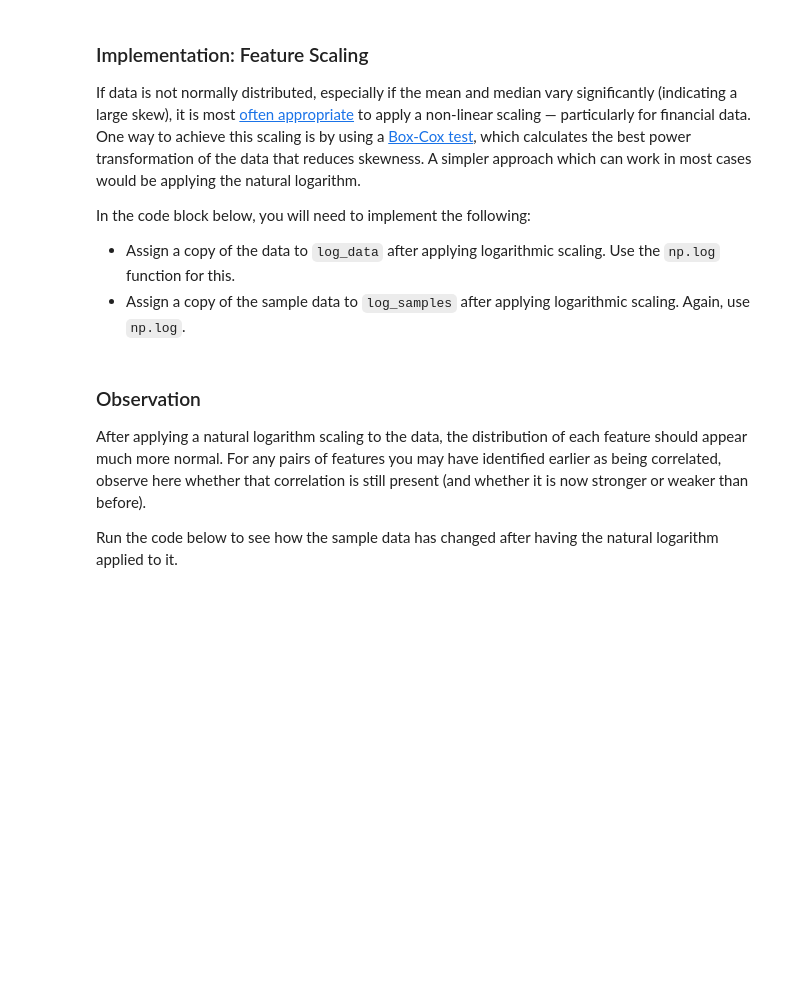
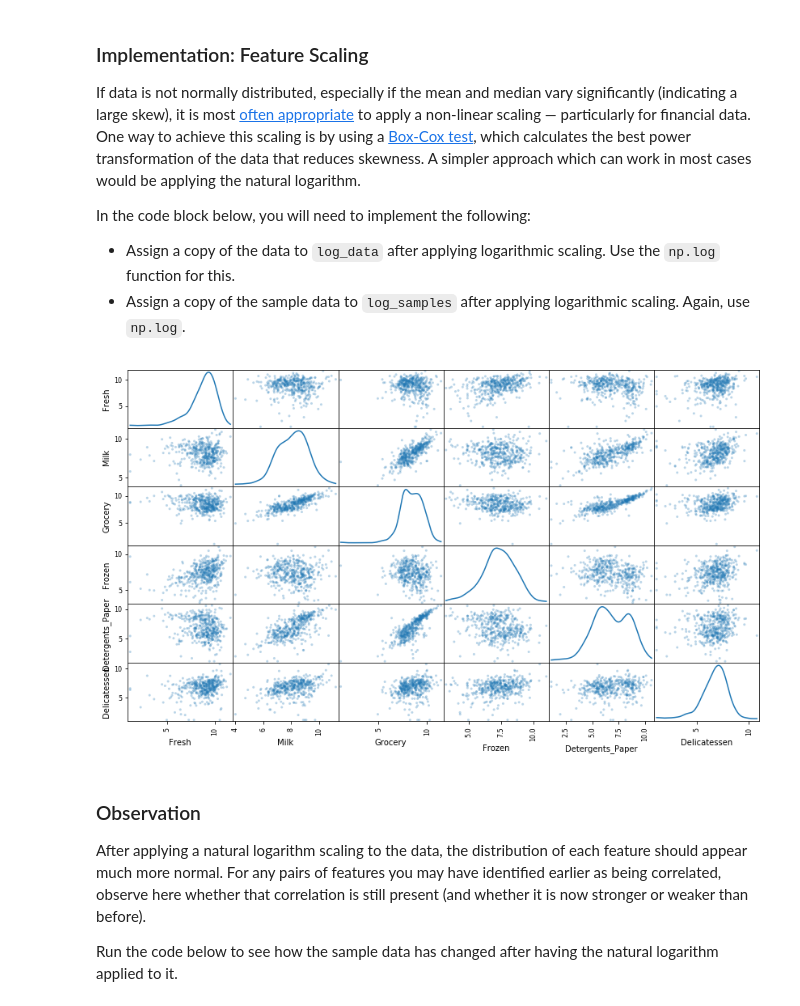
Before and after one commit to fjprobos/machine-learning, a Jupyter notebook: projects/customer_segments/customer_segments.ipynb, the cells around one changed output. Drawn from its saved outputs; the diff is of its cells as text; code cells hidden in the pictures; blank space fills up the shorter version.

```diff
--- a/projects/customer_segments/customer_segments.ipynb
+++ b/projects/customer_segments/customer_segments.ipynb
@@ -170,13 +174,15 @@ In the code block below, you will need to implement the following:
  - Assign a copy of the sample data to `log_samples` after applying logarithmic scaling. Again, use `np.log`.
 # %%
 # TODO: Scale the data using the natural logarithm
-log_data = None
+log_data = np.log(data)
 
 # TODO: Scale the sample data using the natural logarithm
-log_samples = None
+log_samples = np.log(samples)
 
 # Produce a scatter matrix for each pair of newly-transformed features
 pd.scatter_matrix(log_data, alpha = 0.3, figsize = (14,8), diagonal = 'kde');
+# %% [output]
+[figure, added]
 # %% [markdown]
 ### Observation
 After applying a natural logarithm scaling to the data, the distribution of each feature should appear much more normal. For any pairs of features you may have identified earlier as being correlated, observe here whether that correlation is still present (and whether it is now stronger or weaker than before).
```
Also changed, not shown: parts of 5 cells of this notebook.
